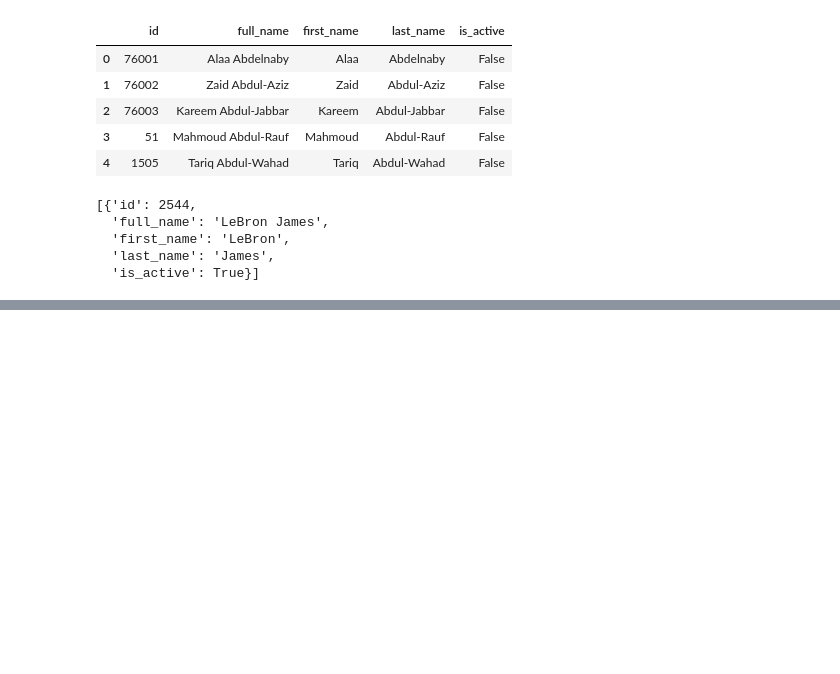
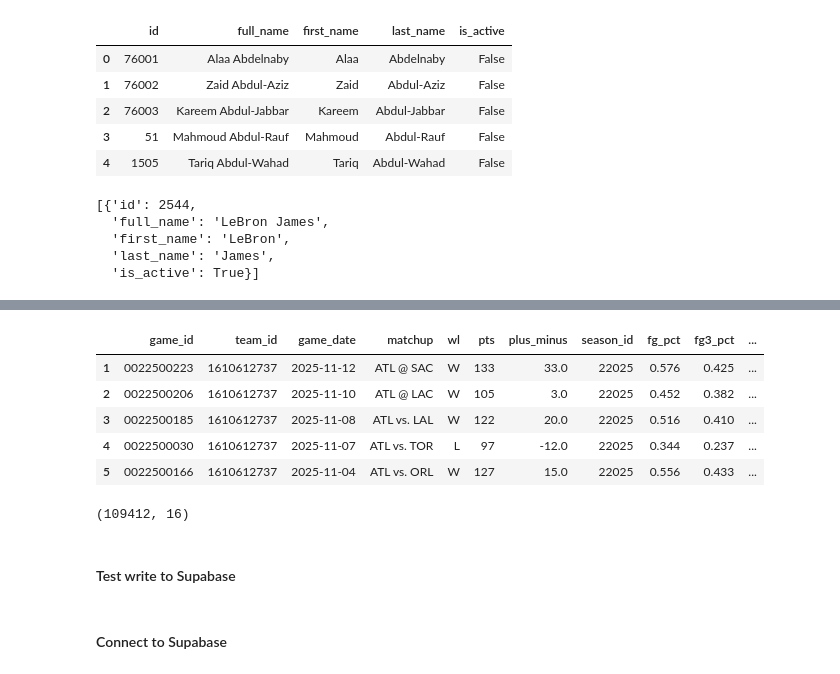
Before and after one commit to zack-sims413/just_vibing, a Jupyter notebook: nba_ball_knower/datasets/nba_api.ipynb, the cells around one changed output, grey strips where cells are left out. Saved outputs shown, nothing was run; the diff lists cells and outputs as text; code cells hidden in the pictures; blank space fills up the shorter version.

```diff
--- a/nba_ball_knower/datasets/nba_api.ipynb
+++ b/nba_ball_knower/datasets/nba_api.ipynb
@@ -103,0 +272,18 @@ static_players.find_players_by_full_name("LeBron James")
+# %%
+# Ensure game_date is a datetime type
+fact_team_games_df["game_date"] = pd.to_datetime(fact_team_games_df["game_date"]).dt.date
+
+# Define cutoff
+cutoff_date = pd.to_datetime("2025-11-13").date()
+
+# Filter rows
+fact_team_games_df = fact_team_games_df[fact_team_games_df["game_date"] < cutoff_date]
+
+fact_team_games_df.head()
+# %% [output]
+|  | game_id | team_id | game_date | matchup | wl | pts | plus_minus | season_id | fg_pct | fg3_pct | ... |
+| 1 | 0022500223 | 1610612737 | 2025-11-12 | ATL @ SAC | W | 133 | 33.0 | 22025 | 0.576 | 0.425 | ... |
+| 2 | 0022500206 | 1610612737 | 2025-11-10 | ATL @ LAC | W | 105 | 3.0 | 22025 | 0.452 | 0.382 | ... |
+| 3 | 0022500185 | 1610612737 | 2025-11-08 | ATL vs. LAL | W | 122 | 20.0 | 22025 | 0.516 | 0.410 | ... |
+| 4 | 0022500030 | 1610612737 | 2025-11-07 | ATL vs. TOR | L | 97 | -12.0 | 22025 | 0.344 | 0.237 | ... |
+| 5 | 0022500166 | 1610612737 | 2025-11-04 | ATL vs. ORL | W | 127 | 15.0 | 22025 | 0.556 | 0.433 | ... |
@@ -103,0 +305,8 @@ static_players.find_players_by_full_name("LeBron James")
+# %%
+fact_team_games_df.shape
+# %% [output]
+(109412, 16)
+# %% [markdown]
+#### Test write to Supabase
+# %% [markdown]
+#### Connect to Supabase
```
Also changed, not shown: parts of 29 cells of this notebook, 1 other file.
